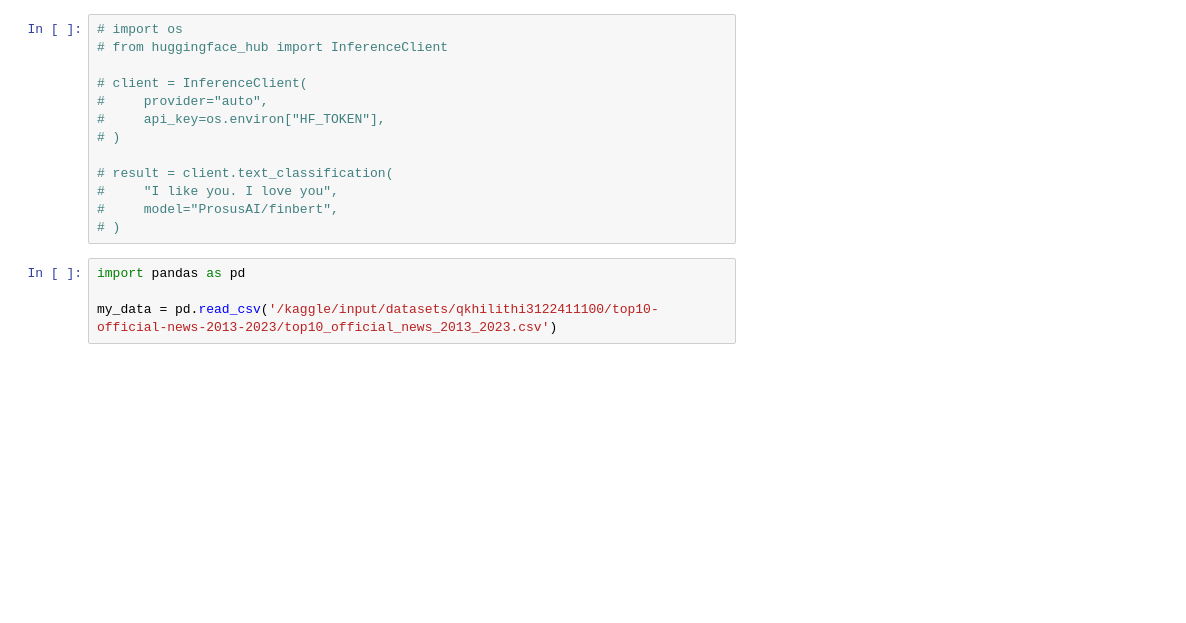
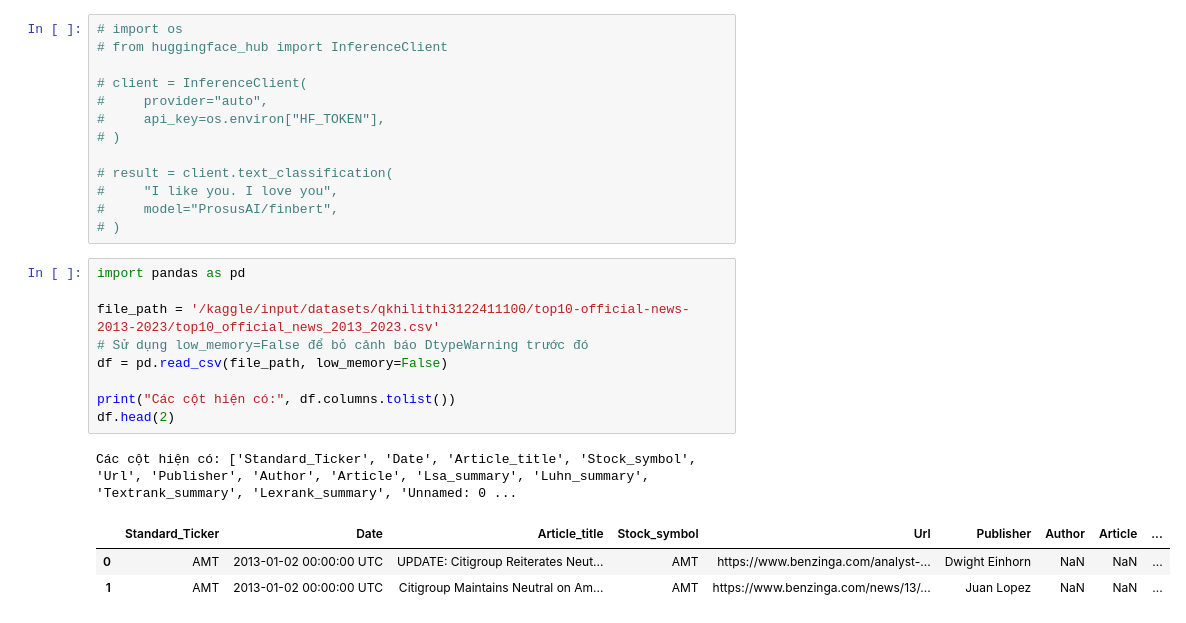
Before and after one commit to kohi-vip/Portfolios_Management_Theory_Games_Study, a Jupyter notebook: FinBERT_demo.ipynb, the cells around one changed output. Drawn from its saved outputs; the diff is of its cells as text; blank space fills up the shorter version.

```diff
--- a/FinBERT_demo.ipynb
+++ b/FinBERT_demo.ipynb
@@ -128,4 +128,14 @@ For more information on how to use the Inference Providers, please refer to our
 # %%
 import pandas as pd
 
-my_data = pd.read_csv('/kaggle/input/datasets/qkhilithi3122411100/top10-official-news-2013-2023/top10_official_news_2013_2023.csv')
+file_path = '/kaggle/input/datasets/qkhilithi3122411100/top10-official-news-2013-2023/top10_official_news_2013_2023.csv'
+# Sử dụng low_memory=False để bỏ cảnh báo DtypeWarning trước đó
+df = pd.read_csv(file_path, low_memory=False)
+
+print("Các cột hiện có:", df.columns.tolist())
+df.head(2)
+# %% [output]
+Các cột hiện có: ['Standard_Ticker', 'Date', 'Article_title', 'Stock_symbol', 'Url', 'Publisher', 'Author', 'Article', 'Lsa_summary', 'Luhn_summary', 'Textrank_summary', 'Lexrank_summary', 'Unnamed: 0 ...
+|  | Standard_Ticker | Date | Article_title | Stock_symbol | Url | Publisher | Author | Article | ... |
+| 0 | AMT | 2013-01-02 00:00:00 UTC | UPDATE: Citigroup Reiterates Neut... | AMT | https://www.benzinga.com/analyst-... | Dwight Einhorn | NaN | NaN | ... |
+| 1 | AMT | 2013-01-02 00:00:00 UTC | Citigroup Maintains Neutral on Am... | AMT | https://www.benzinga.com/news/13/... | Juan Lopez | NaN | NaN | ... |
```
Also changed, not shown: parts of 6 cells of this notebook.
